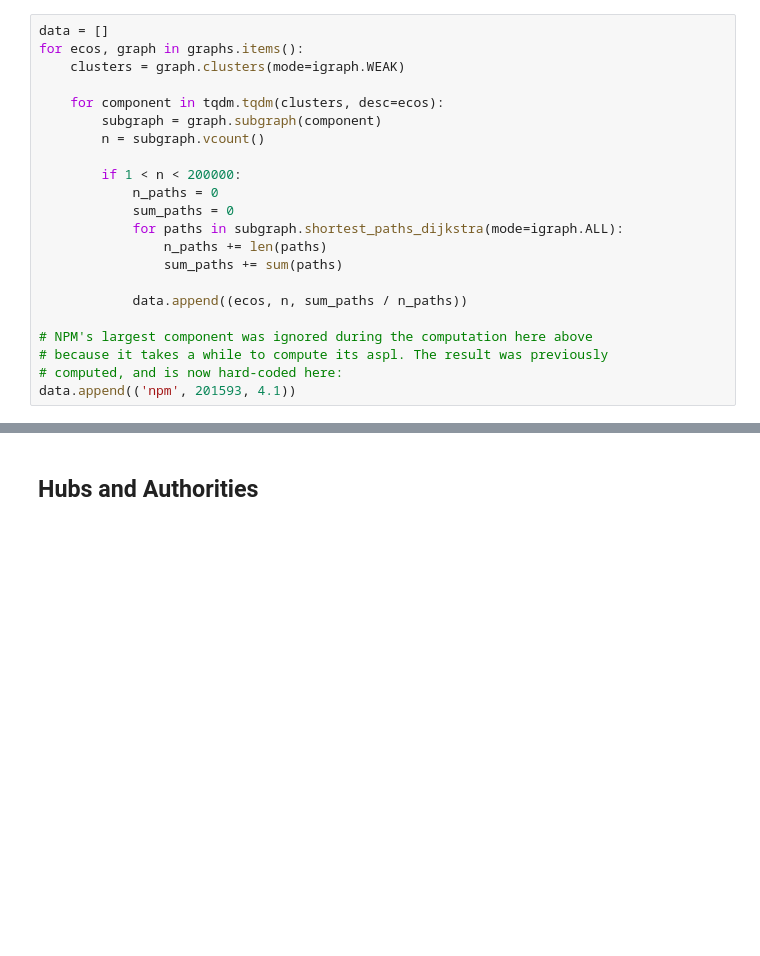
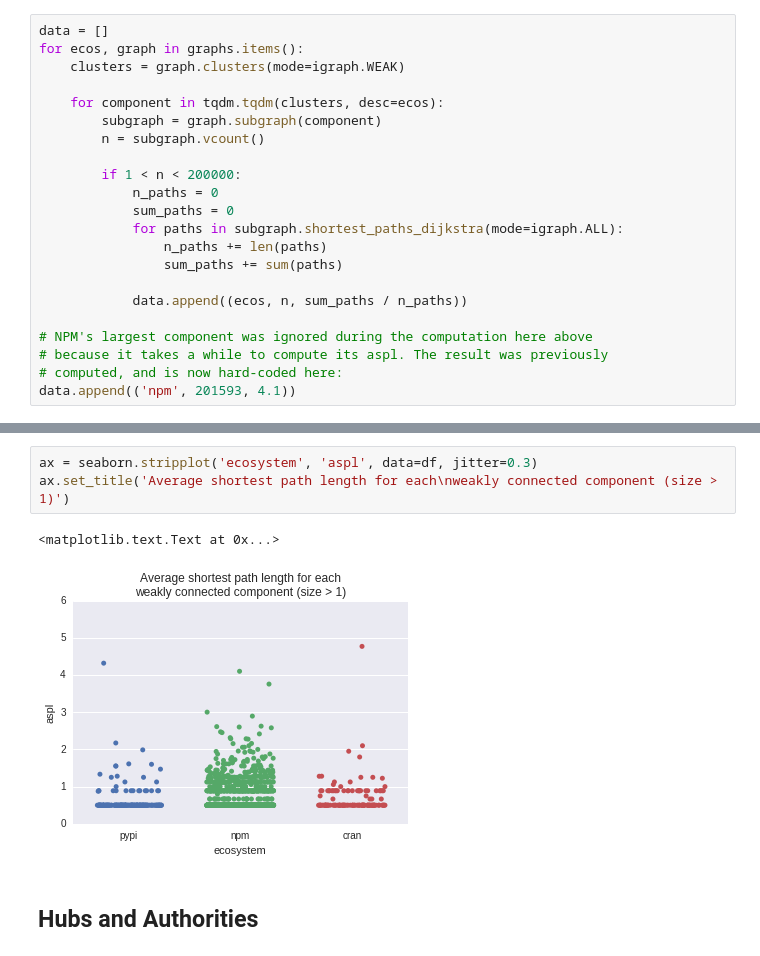
Before and after one commit to maelick/ecos-analysis, a Jupyter notebook: WEA2016-ecos/notebook/Ecosystem graphs.ipynb, the cells around one changed output, grey strips where cells are left out. Drawn from its saved outputs; the diff is of its cells as text; blank space fills up the shorter version.

```diff
--- a/WEA2016-ecos/notebook/Ecosystem graphs.ipynb
+++ b/WEA2016-ecos/notebook/Ecosystem graphs.ipynb
@@ -362,3 +369,9 @@ ax.set_title('Average shortest path length for each\nweakly connected component
+# %%
+ax = seaborn.stripplot('ecosystem', 'aspl', data=df, jitter=0.3)
+ax.set_title('Average shortest path length for each\nweakly connected component (size > 1)')
+# %% [output]
+<matplotlib.text.Text at 0x...>
+[figure, added]
 # %% [markdown]
 ## Hubs and Authorities
 # %%
```
Also changed, not shown: parts of 13 cells of this notebook, 11 other files.
